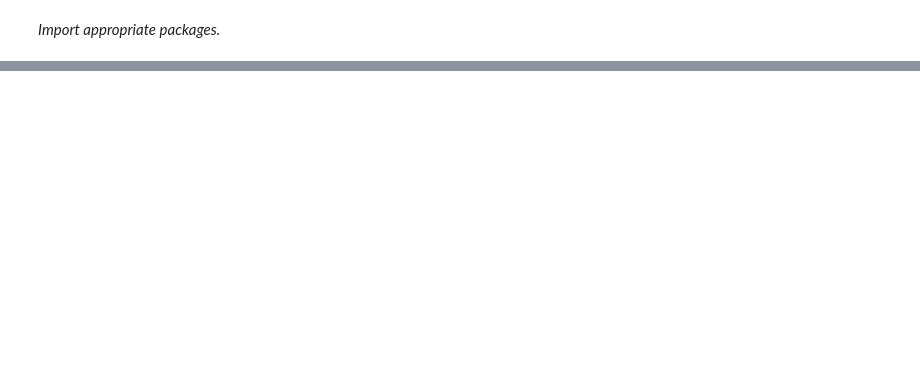
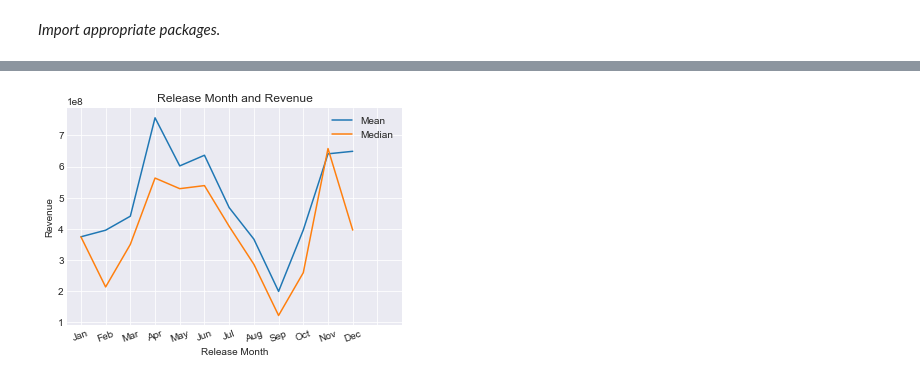
Before and after one commit to halemade/film_recommendations, a Jupyter notebook: release_and_ROI.ipynb, the cells around one changed output, grey strips where cells are left out. Drawn from its saved outputs; the diff is of its cells as text; code cells hidden in the pictures; blank space fills up the shorter version.

```diff
--- a/release_and_ROI.ipynb
+++ b/release_and_ROI.ipynb
@@ -212,0 +125,20 @@ response.json()
+# %%
+monthrev_mean = []
+for df in month_dfs:
+    monthrev_mean.append(df['revenue'].mean())
+
+monthrev_med = []
+for df in month_dfs:
+    monthrev_med.append(df['revenue'].median())
+
+plt.plot(monthrev_mean, label='Mean')
+plt.plot(monthrev_med, label='Median')
+plt.xticks([0,1,2,3,4,5,6,7,8,9,10,11,12,13],['Jan','Feb','Mar','Apr','May','Jun','Jul','Aug','Sep','Oct','Nov','Dec','',''],rotation=20)
+plt.style.use('seaborn-darkgrid')
+plt.xlabel('Release Month')
+plt.ylabel('Revenue')
+plt.title('Release Month and Revenue')
+plt.savefig('./images/month_and_rev.png')
+plt.legend();
+# %% [output]
+[figure, added]
```
Also changed, not shown: parts of 59 cells of this notebook.
